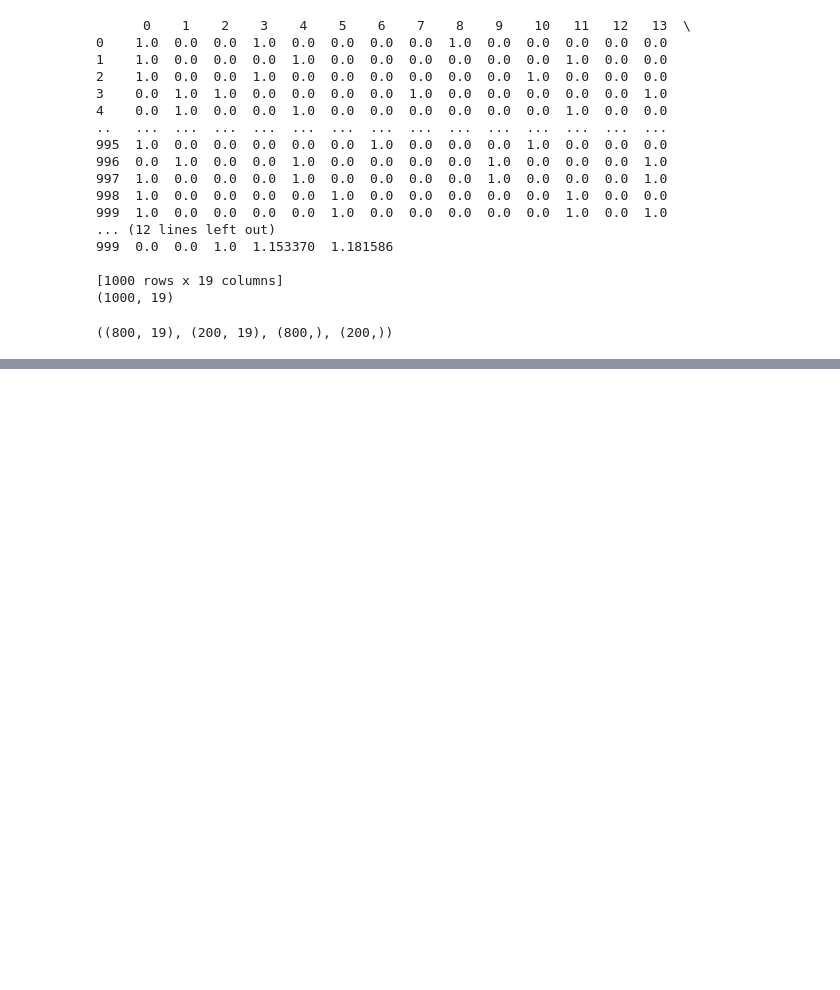
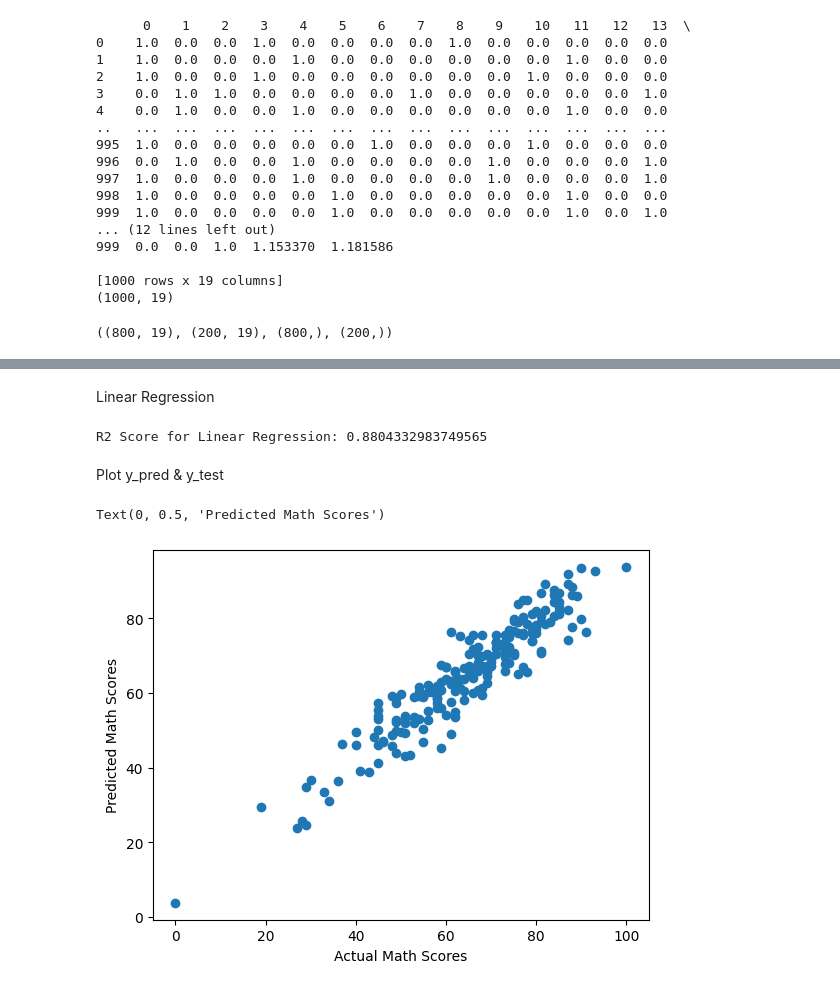
Before and after one commit to Goal48/ML_Project, a Jupyter notebook: notebook/Dataset/Model Traing.ipynb, the cells around one changed output, grey strips where cells are left out. Drawn from its saved outputs; the diff is of its cells as text; code cells hidden in the pictures; blank space fills up the shorter version.

Commit message:
Model Training & Linear regression

```diff
--- a/notebook/Dataset/Model Traing.ipynb
+++ b/notebook/Dataset/Model Traing.ipynb
@@ -205 +205,20 @@ pd.DataFrame({'Model': model_lists, 'R2 Score': r2_lists}).sort_values(by='R2 Sc
 | 4 | SVR | 0.728600 |
+# %% [markdown]
+Linear Regression
+# %%
+lin_model = LinearRegression(fit_intercept=True)
+lin_model = lin_model.fit(X_train, y_train)
+y_pred = lin_model.predict(X_test)
+r2_score = r2_score(y_test, y_pred)
+print(f'R2 Score for Linear Regression: {r2_score}')
+# %% [output]
+R2 Score for Linear Regression: 0.8804332983749565
+# %% [markdown]
+Plot y_pred & y_test
+# %%
+plt.scatter(y_test, y_pred)
+plt.xlabel('Actual Math Scores')
+plt.ylabel('Predicted Math Scores')
+# %% [output]
+Text(0, 0.5, 'Predicted Math Scores')
+[figure, added]
```
Also changed, not shown: parts of 4 cells of this notebook, 3 other files.
